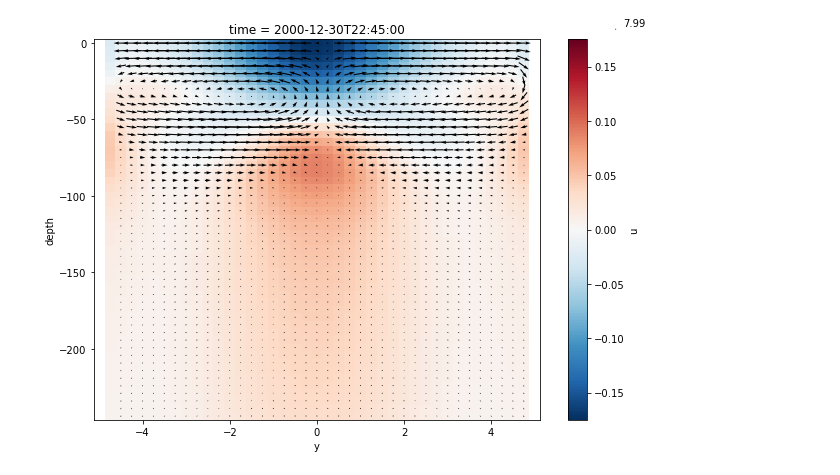
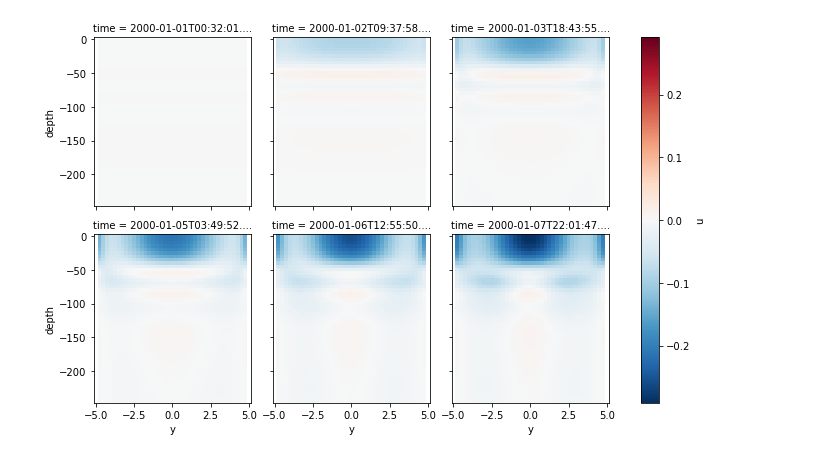
Before and after one commit to vopikamm/multimode-model, a Jupyter notebook: examples/Dunkel/Dunkel.ipynb, the cells around one changed output. Drawn from its saved outputs; the diff is of its cells as text; code cells hidden in the pictures.

```diff
--- a/examples/Dunkel/Dunkel.ipynb
+++ b/examples/Dunkel/Dunkel.ipynb
@@ -172,10 +180,13 @@ out = pool.map(run, params)
+# %%
+
+out = run(multimode_params, step=step, time=time)
+# %%
+out = out.rename({'z':'nmode'})
 # %%
-for i in range(len(out)):
-    out[i]["nmode"] = np.array([i])
-output = xr.combine_by_coords(out)
+# for i in range(len(out)):
+#     out[i]["nmode"] = np.array([i])
+# output = xr.combine_by_coords(out)
 # %%
-output['u'] = xr.dot(ds.p_hat, output.u_tilde)
-output['v'] = xr.dot(ds.p_hat, output.v_tilde)
-output['w'] = xr.dot(ds.w_hat, output.w_tilde)
-output['w_1e3'] = output.w * 1e3
-output['h'] = xr.dot(ds.w_hat, output.h_tilde)
+out['u'] = xr.dot(ds.p_hat, out.u_tilde)
+out['v'] = xr.dot(ds.p_hat, out.v_tilde)
+out['h'] = xr.dot(ds.w_hat, out.h_tilde)
@@ -182,6 +212,4 @@ output['h'] = xr.dot(ds.w_hat, output.h_tilde)
 # %%
-fig, ax = plt.subplots(1,1, figsize=(10,7))
-output.u.isel(i = 200, depth = slice(0,50), time=-1).plot.pcolormesh(x='y', y='depth', cmap='RdBu_r', ax = ax);
-output.isel(i = 200, depth = slice(0,50), time=-1).plot.quiver(x='y', y='depth', u='v', v='w_1e3', ax = ax);
+out.u.isel(i = 200, depth = slice(0,50)).plot.pcolormesh(x='y', y='depth', cmap='RdBu_r', col="time", col_wrap=3);
 # %% [output]
-[figure, old version]
+[figure, new version]
```
Also changed, not shown: parts of 19 cells of this notebook, 4 other files.
